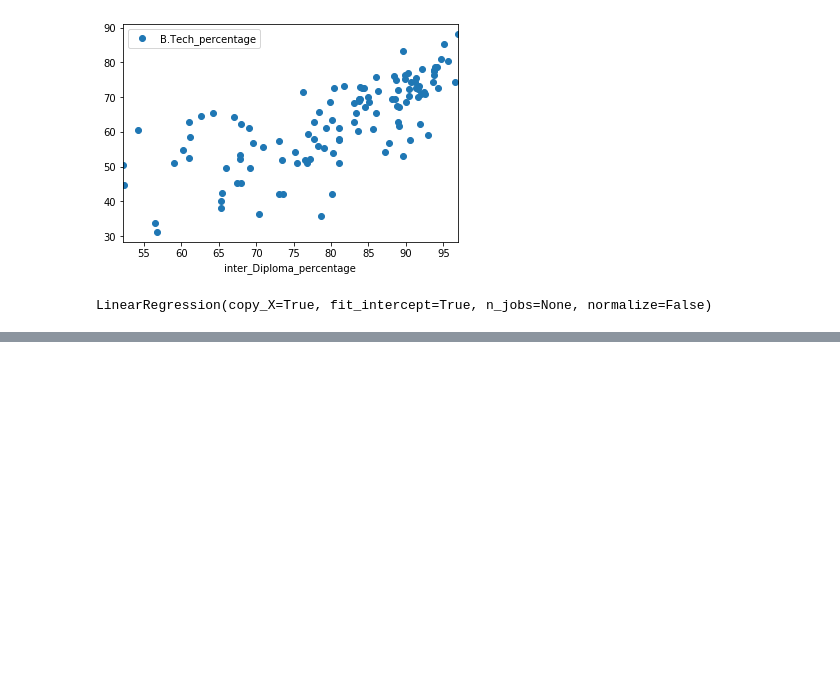
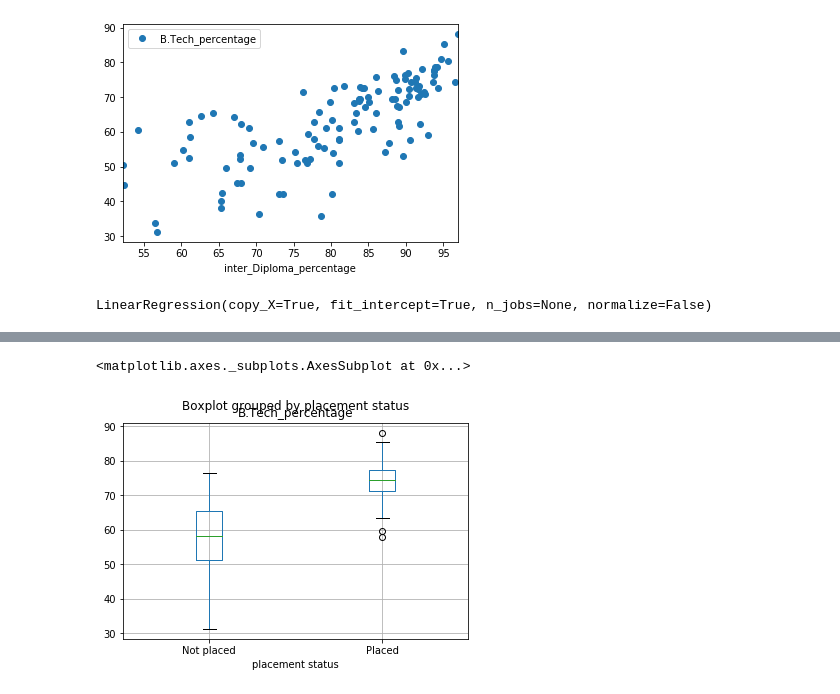
Before and after one commit to 19PA1A04A7/10-03-2020, a Jupyter notebook: Welcome_To_Colaboratory.ipynb, the cells around one changed output, grey strips where cells are left out. Drawn from its saved outputs; the diff is of its cells as text; code cells hidden in the pictures; blank space fills up the shorter version.

```diff
--- a/Welcome_To_Colaboratory.ipynb
+++ b/Welcome_To_Colaboratory.ipynb
@@ -81,0 +92,5 @@ print(model.coef_) # this is our slope m
+# %%
+df.boxplot(by='placement status',column=['B.Tech_percentage'],grid =True)
+# %% [output]
+<matplotlib.axes._subplots.AxesSubplot at 0x...>
+[figure, added]
```
Also changed, not shown: parts of 8 cells of this notebook.
